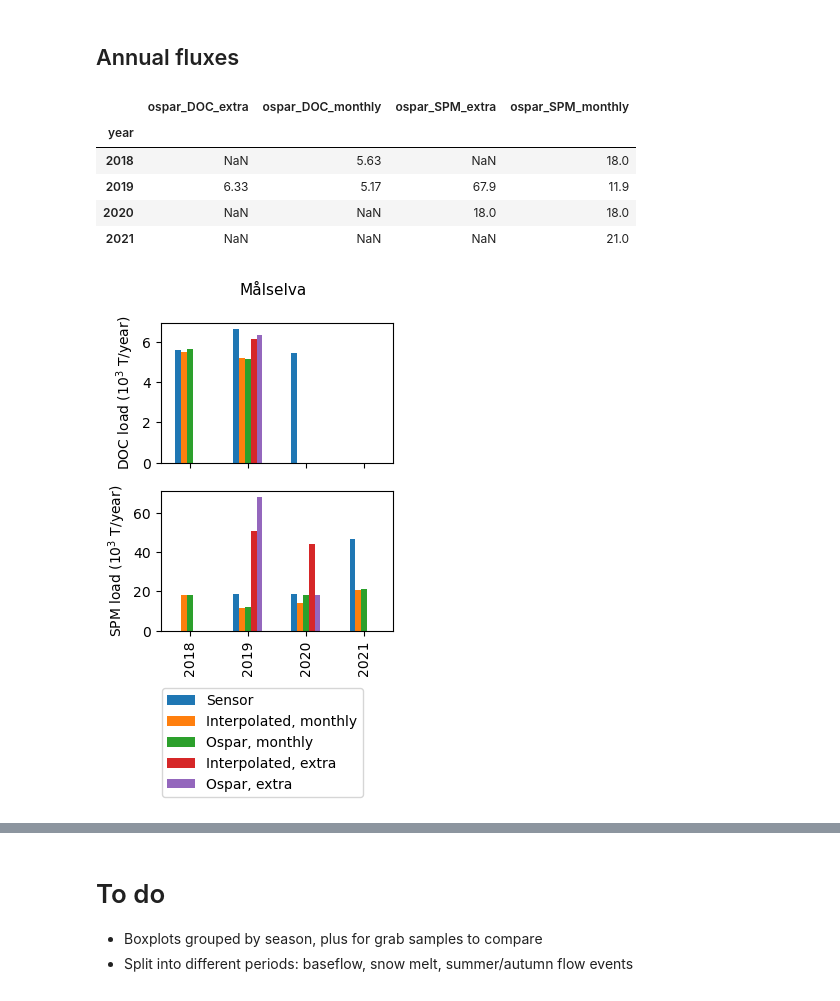
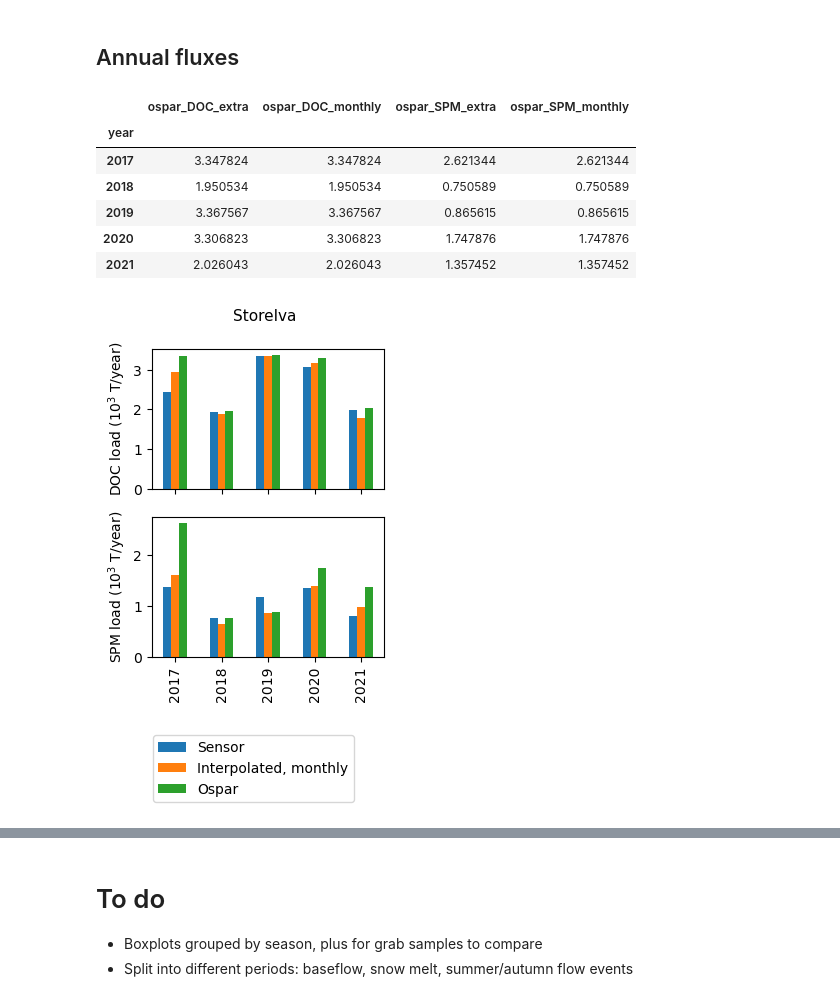
Before and after one commit to NIVANorge/maalselva, a Jupyter notebook: 2022_MD/code/md_option4_python.ipynb, the cells around one changed output, grey strips where cells are left out. Cells and saved outputs as stored; diff of their text form; code cells hidden in the pictures.

Commit message:
Minor change to figures and flux files

```diff
--- a/2022_MD/code/md_option4_python.ipynb
+++ b/2022_MD/code/md_option4_python.ipynb
@@ -15,7 +15,7 @@ mpl.rcParams["savefig.facecolor"]
 # %% [output]
 'auto'
 # %%
-site = "Malselva"  # Malselva or Storelva
+site = "Storelva"  # Malselva or Storelva
 
 start_date_dict = {"Malselva": "2018-01-01",
                    "Storelva": "2017-01-01"}  # Tho have data from 2016
@@ -1273,10 +1240,11 @@ fluxes_ospar_df
 # %% [output]
 |  | ospar_DOC_extra | ospar_DOC_monthly | ospar_SPM_extra | ospar_SPM_monthly |
 | year |  |  |  |  |
-| 2018 | NaN | 5.63 | NaN | 18.0 |
-| 2019 | 6.33 | 5.17 | 67.9 | 11.9 |
-| 2020 | NaN | NaN | 18.0 | 18.0 |
-| 2021 | NaN | NaN | NaN | 21.0 |
+| 2017 | 3.347824 | 3.347824 | 2.621344 | 2.621344 |
+| 2018 | 1.950534 | 1.950534 | 0.750589 | 0.750589 |
+| 2019 | 3.367567 | 3.367567 | 0.865615 | 0.865615 |
+| 2020 | 3.306823 | 3.306823 | 1.747876 | 1.747876 |
+| 2021 | 2.026043 | 2.026043 | 1.357452 | 1.357452 |
 # %%
 fluxes_yr_df = fluxes_daily_df.loc[:, col_li].resample('Y').sum()
 # Convert to kilotonnes (10^3 tonnes/year)
@@ -1290,7 +1258,7 @@ fluxes_yr_df = pd.concat([fluxes_yr_df, fluxes_ospar_df], axis=1)
 # Remove estimates based on grab samples for 2020 and 2021 (almost no data)
 if site == 'Malselva':
     fluxes_yr_df.loc[[2020, 2021], ['flux_DOC_interp_monthly', 'flux_DOC_interp_extra']] = np.NaN
-    fluxes_yr_df.loc[[2021], ['flux_DOC_sensor']] = np.NaN
+    fluxes_yr_df.loc[[2020, 2021], ['flux_DOC_sensor']] = np.NaN  # 2020 only has half a year
     # Also remove 'interpolated_extra' fluxes for 2018 and 2020 for Målselva
     fluxes_yr_df.loc[[2018, 2021], ['flux_DOC_interp_extra', 'flux_SPM_interp_extra']] = np.NaN
     # Turbidity was only measured from mid-2018, so drop
@@ -1312,36 +1280,36 @@ for i, var in enumerate(['DOC', 'SPM']):
                   'ospar_%s_extra' % var]
     else:
         var_li = ['flux_%s_sensor' % var,
                   'flux_%s_interp_monthly' % var,
                   'ospar_%s_monthly' % var]
 
     fluxes_yr_df[var_li].plot(kind='bar',
                               ax=axs[i], legend=False)
 
     axs[i].set_ylabel('%s load (10$^3$ T/year)' % var)
     axs[i].set_xlabel('')
 
 # plt.tight_layout()
 
 if site == 'Malselva':
     legend = axs[1].legend(labels=['Sensor',
                                    'Interpolated, monthly',
                                    'Ospar, monthly',
                                    'Interpolated, extra',
                                    'Ospar, extra'],
                  loc='right', bbox_to_anchor=(0.9, -0.8),
                  fancybox=True)
 else:
     legend = axs[1].legend(labels=['Sensor',
                                    'Interpolated, monthly',
                                    'Ospar'],
              loc='right', bbox_to_anchor=(0.9, -0.8),
              fancybox=True)
-plt.suptitle("%s" % site_name_dict[site], size=11);
+title = plt.suptitle("%s" % site_name_dict[site], size=11);
 
-plt.savefig(r'../figures/fluxes_annual_%s.png' % site, bbox_extra_artists=(legend,), bbox_inches='tight')
+plt.savefig(r'../figures/fluxes_annual_%s.png' % site, bbox_extra_artists=(legend, title), bbox_inches='tight')
 # %% [output]
-[figure, old version]
+[figure, new version]
 # %%
 fluxes_yr_df.to_csv(r'../data/fluxes_annual_%s.csv' % site)
 # %%
```
Also changed, not shown: parts of 47 cells of this notebook, 5 other files.
